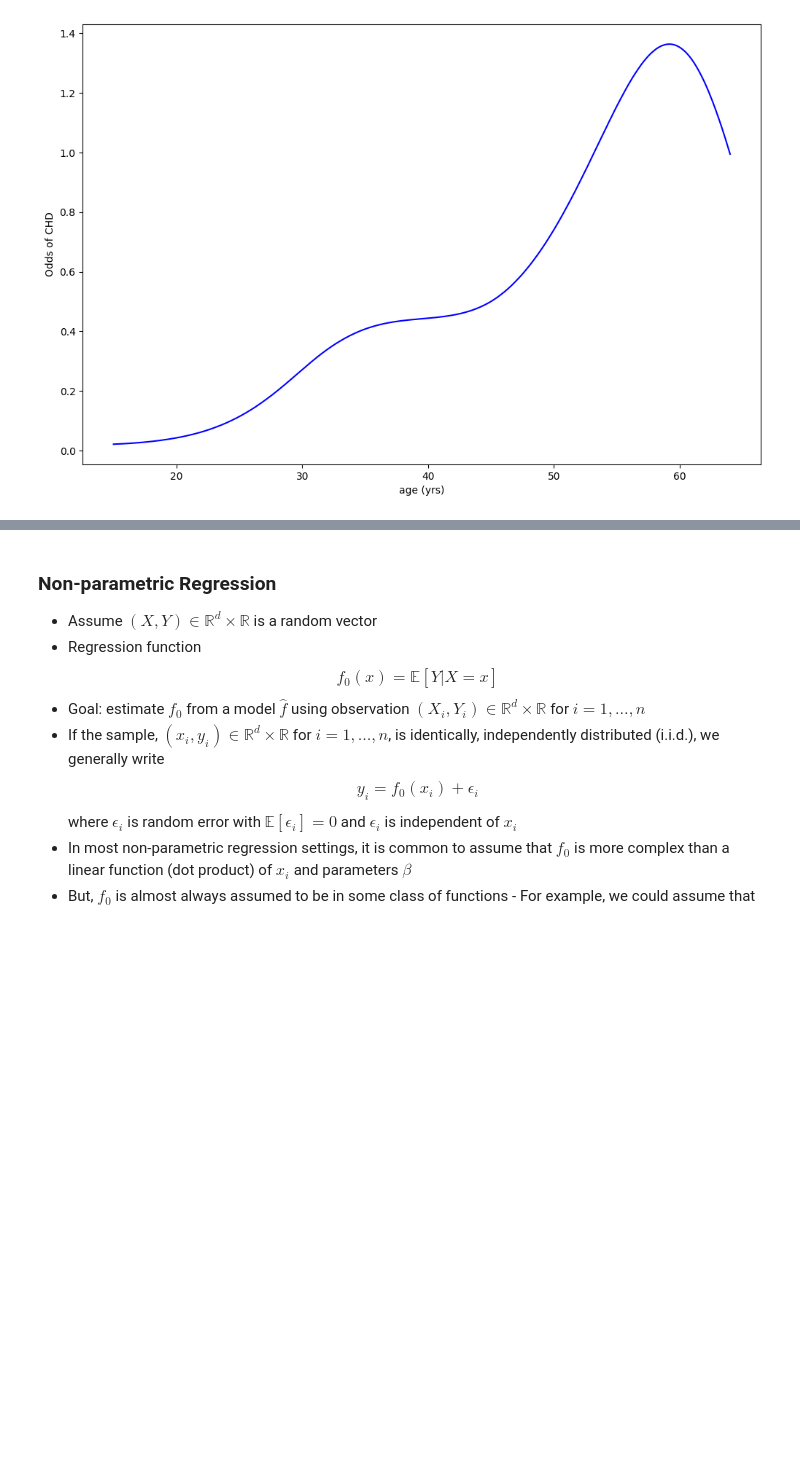
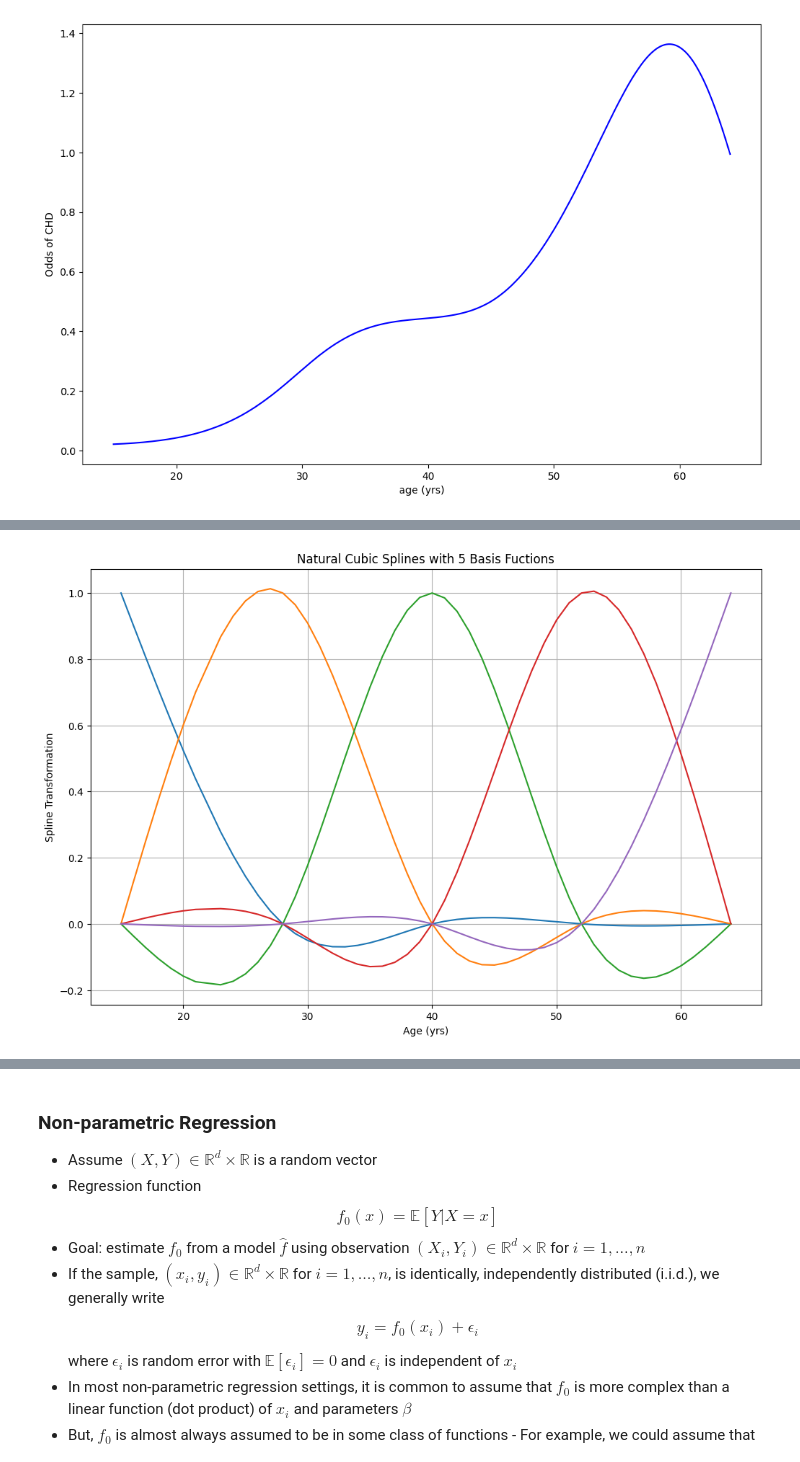
Before and after one commit to omesner/UMSTATS504, a Jupyter notebook: splines/splines.ipynb, the cells around one changed output, grey strips where cells are left out. Cells and saved outputs as stored; diff of their text form; code cells hidden in the pictures; blank space fills up the shorter version.

```diff
--- a/splines/splines.ipynb
+++ b/splines/splines.ipynb
@@ -718,0 +695,11 @@ Image from Elements of Statistical Learning
+# %%
+age = dat['age'].sort_values()
+x_dmat = dmatrix("cr(age, 5)-1",
+                 {"age": age}, return_type='dataframe')
+plt.grid(True)
+plt.plot(age, x_dmat)
+plt.xlabel("Age (yrs)")
+plt.ylabel("Spline Transformation")
+plt.title("Natural Cubic Splines with 5 Basis Fuctions");
+# %% [output]
+[figure, added]
```
Also changed, not shown: parts of 28 cells of this notebook.
